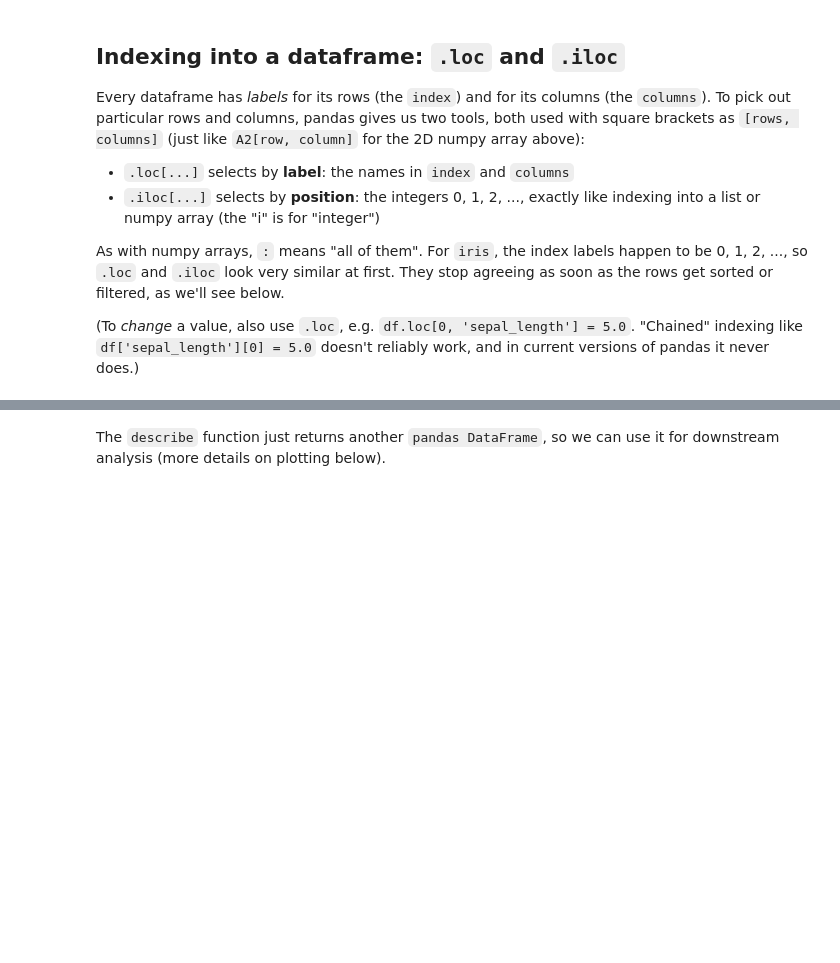
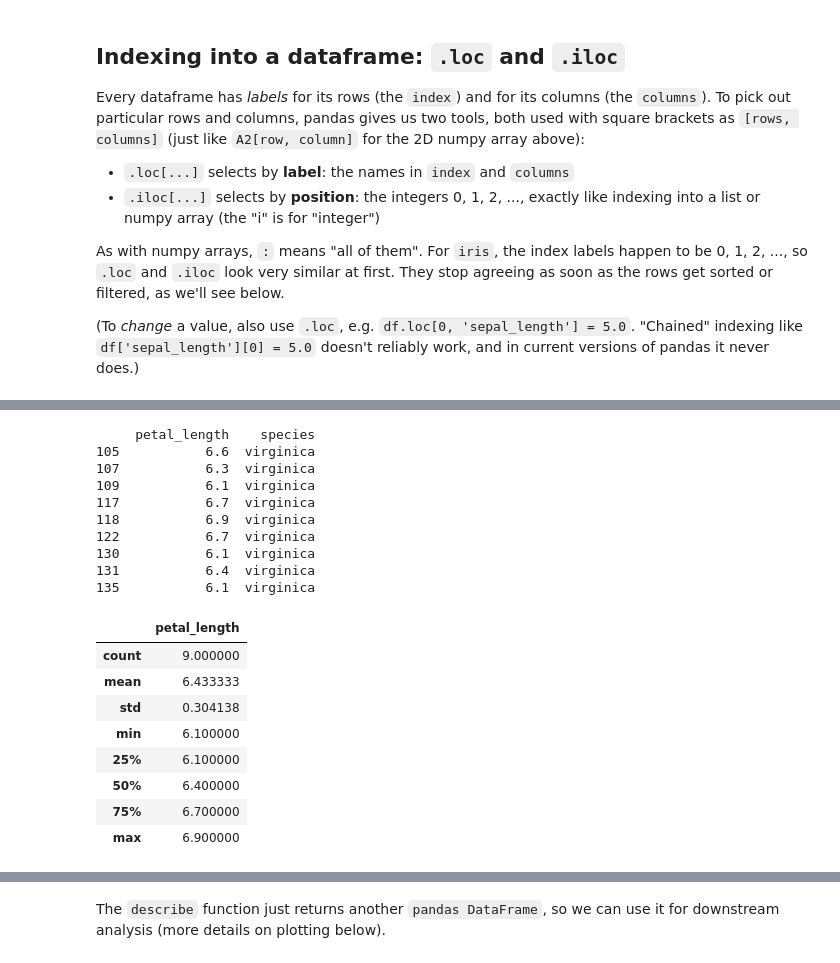
Before and after one commit to vbrow29/tfcb_2026, a Jupyter notebook: lectures/lecture10/lectures10and11.ipynb, the cells around one changed output, grey strips where cells are left out. Cells and saved outputs as stored; diff of their text form; code cells hidden in the pictures; blank space fills up the shorter version.

```diff
--- a/lectures/lecture10/lectures10and11.ipynb
+++ b/lectures/lecture10/lectures10and11.ipynb
@@ -232,4 +372,27 @@ print(iris_sorted.iloc[0])
 # %%
 # .loc also accepts a column of True/False values for the rows (more on these in the next section),
 # which lets us choose rows by a condition AND columns by name in one step:
-iris.loc[iris['petal_length'] > 6, ['petal_length', 'species']]
+long_petals = iris.loc[iris['petal_length'] > 6, ['petal_length', 'species']]
+print(long_petals)
+
+long_petals.describe()
+# %% [output]
+     petal_length    species
+105           6.6  virginica
+107           6.3  virginica
+109           6.1  virginica
+117           6.7  virginica
+118           6.9  virginica
+122           6.7  virginica
+130           6.1  virginica
+131           6.4  virginica
+135           6.1  virginica
+|  | petal_length |
+| count | 9.000000 |
+| mean | 6.433333 |
+| std | 0.304138 |
+| min | 6.100000 |
+| 25% | 6.100000 |
+| 50% | 6.400000 |
+| 75% | 6.700000 |
+| max | 6.900000 |
```
Also changed, not shown: parts of 41 cells of this notebook, 30 other files.
